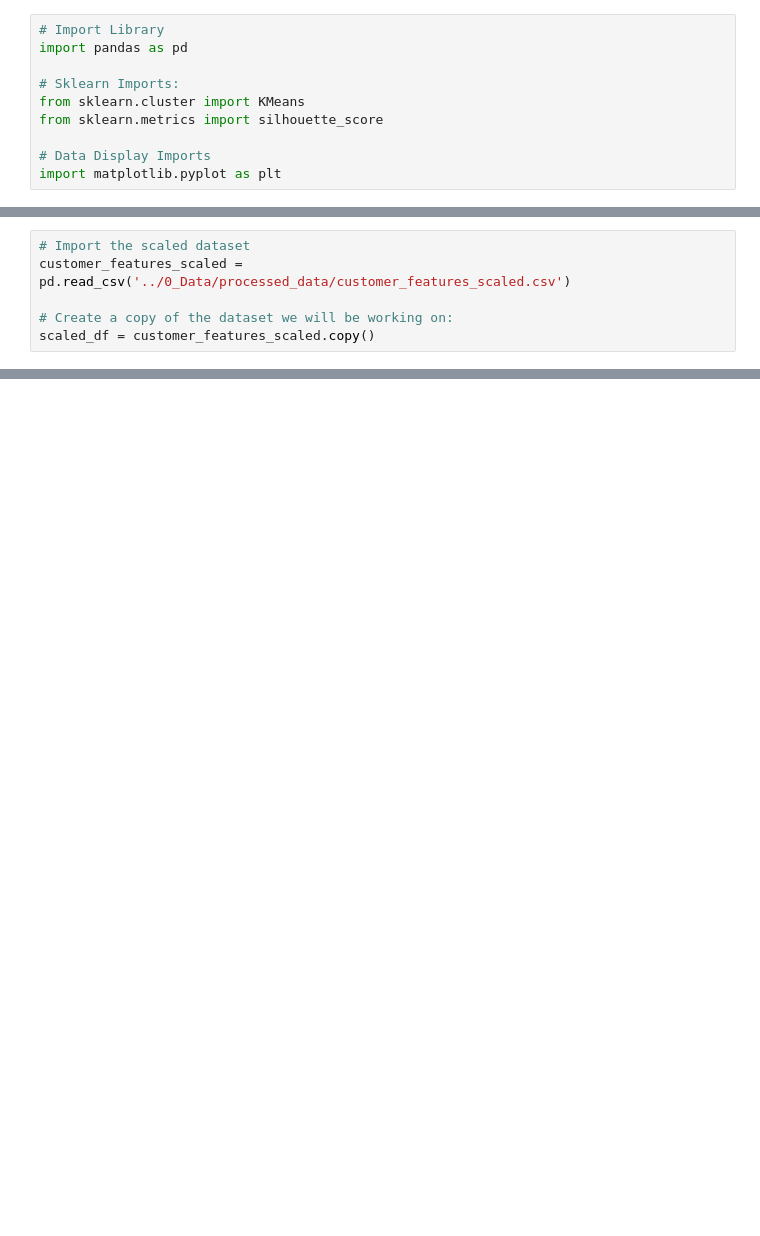
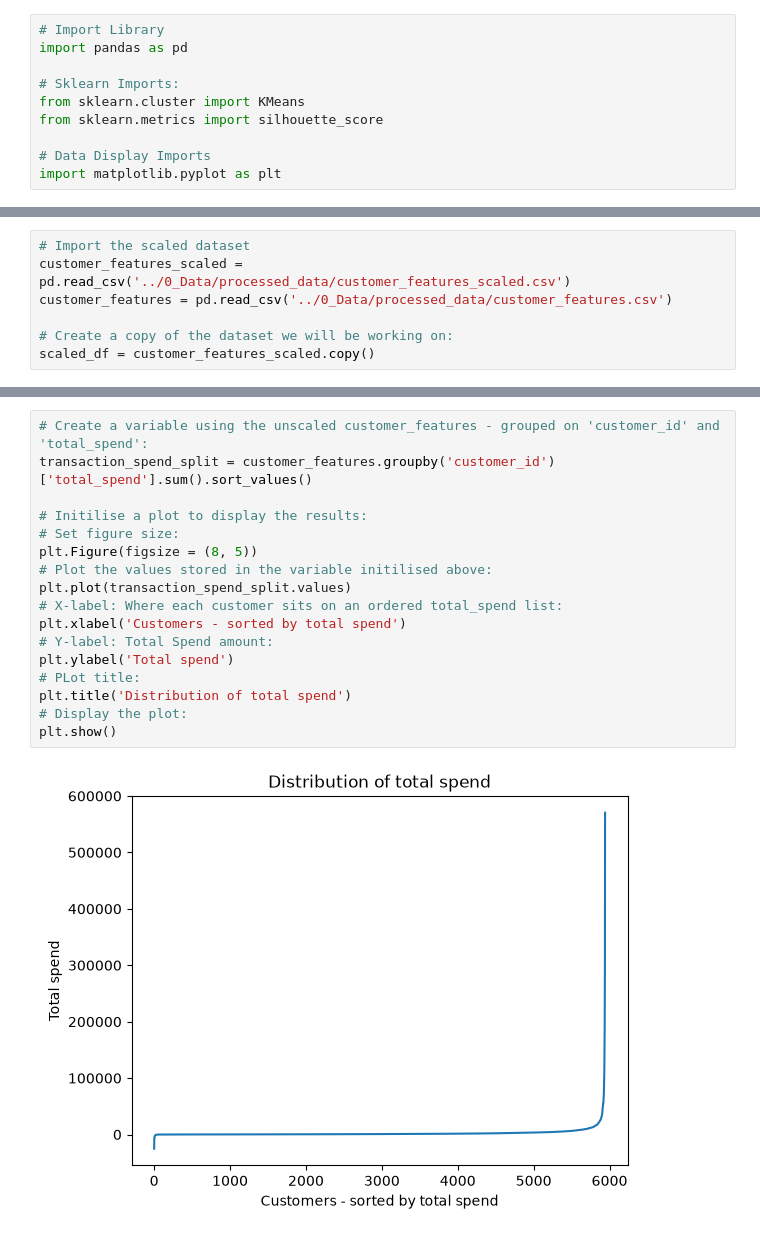
Before and after one commit to calAshy/theCoffeeCo, a Jupyter notebook: 1_Code/ml_pipeline.ipynb, the cells around one changed output, grey strips where cells are left out. Drawn from its saved outputs; the diff is of its cells as text; blank space fills up the shorter version.

```diff
--- a/1_Code/ml_pipeline.ipynb
+++ b/1_Code/ml_pipeline.ipynb
@@ -17,6 +19,7 @@ import matplotlib.pyplot as plt
 # %%
 # Import the scaled dataset
 customer_features_scaled = pd.read_csv('../0_Data/processed_data/customer_features_scaled.csv')
+customer_features = pd.read_csv('../0_Data/processed_data/customer_features.csv')
 
 # Create a copy of the dataset we will be working on:
 scaled_df = customer_features_scaled.copy()
@@ -84,0 +129,19 @@ Displays explaination in here:
+# %%
+# Create a variable using the unscaled customer_features - grouped on 'customer_id' and 'total_spend':
+transaction_spend_split = customer_features.groupby('customer_id')['total_spend'].sum().sort_values()
+
+# Initilise a plot to display the results:
+# Set figure size:
+plt.Figure(figsize = (8, 5))
+# Plot the values stored in the variable initilised above:
+plt.plot(transaction_spend_split.values)
+# X-label: Where each customer sits on an ordered total_spend list:
+plt.xlabel('Customers - sorted by total spend')
+# Y-label: Total Spend amount:
+plt.ylabel('Total spend')
+# PLot title:
+plt.title('Distribution of total spend')
+# Display the plot:
+plt.show()
+# %% [output]
+[figure, added]
```
Also changed, not shown: parts of 15 cells of this notebook, 3 other files.
